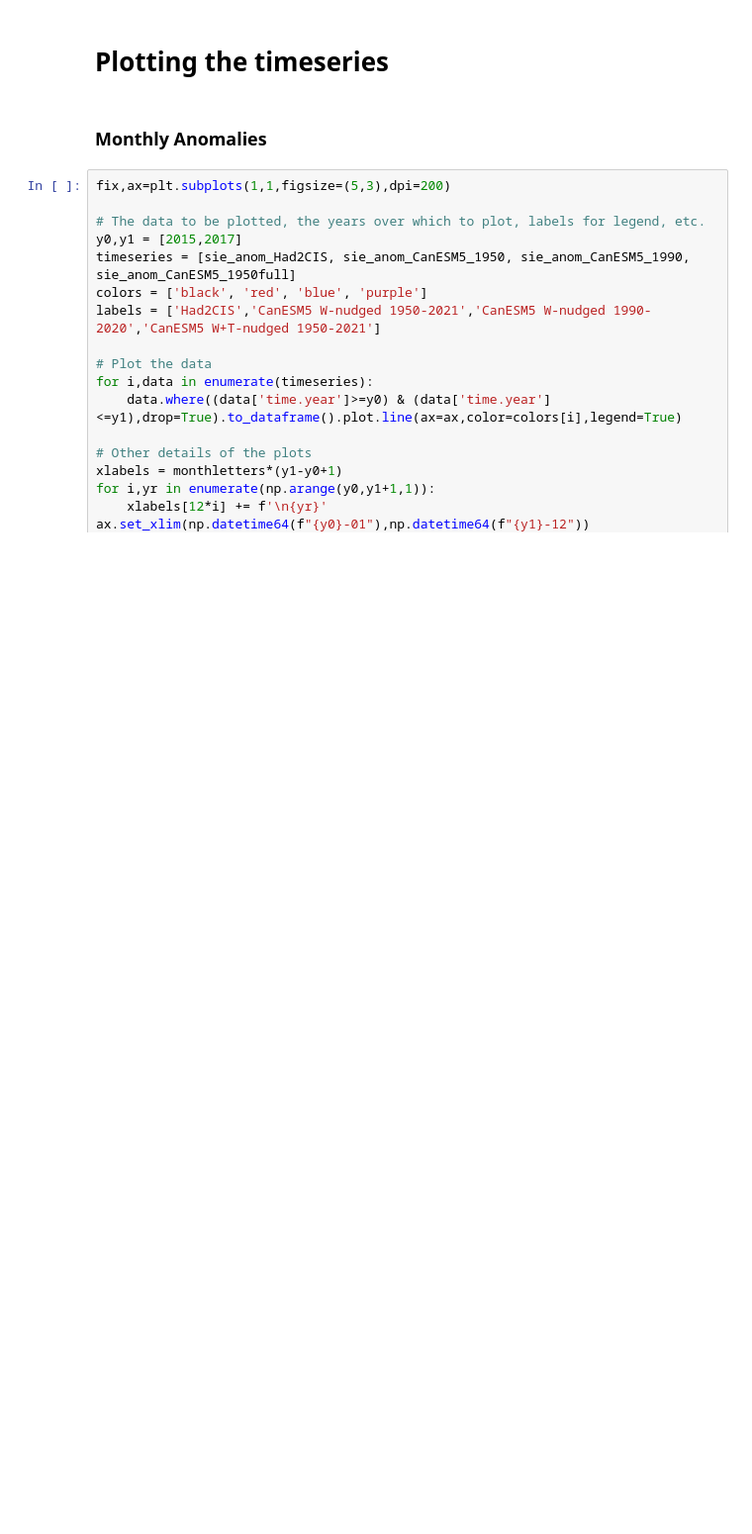
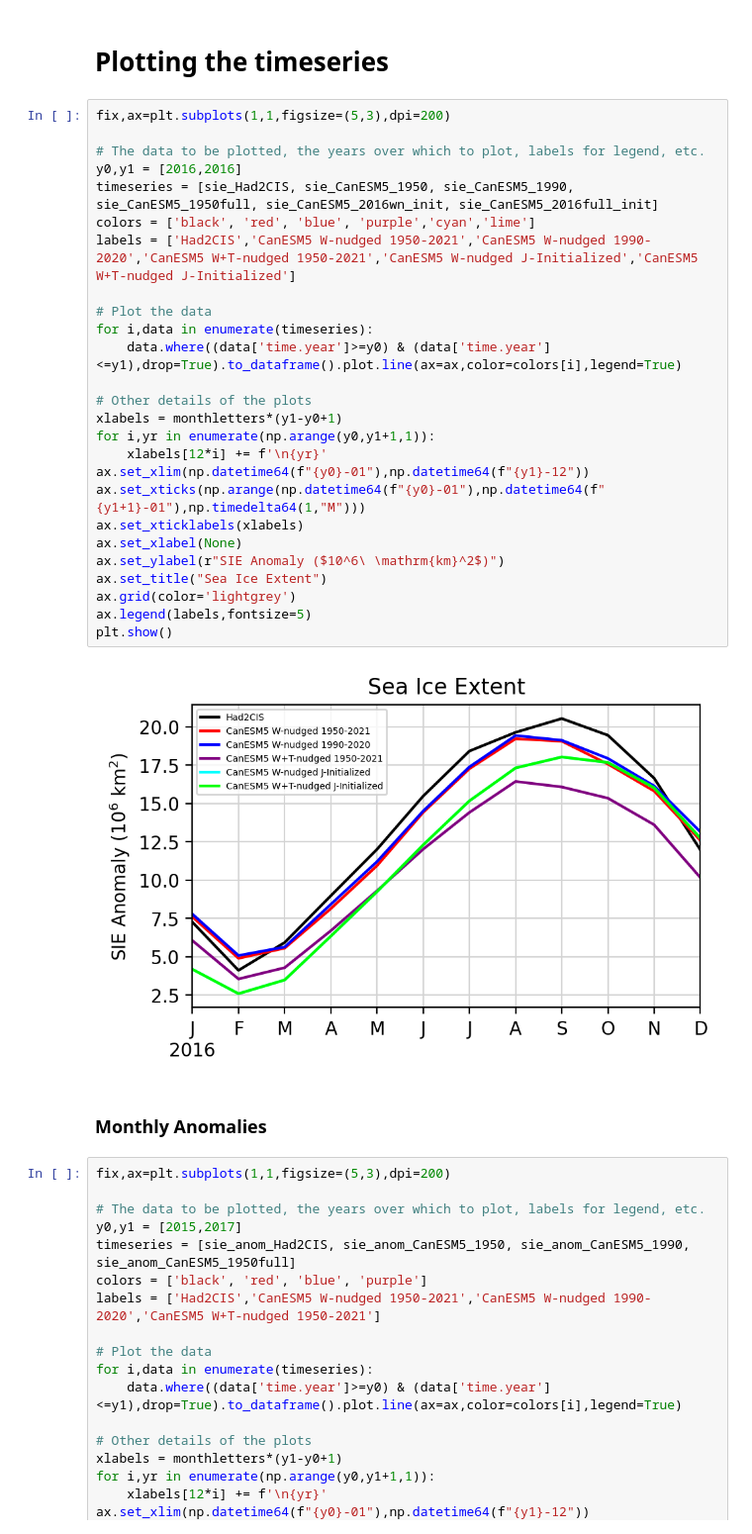
Before and after one commit to bobby-payne/icepack, a Jupyter notebook: Timeseries Plots.ipynb, the cells around one changed output. Shown at 99% size. Drawn from its saved outputs; the diff is of its cells as text; blank space fills up the shorter version.

```diff
--- a/Timeseries Plots.ipynb
+++ b/Timeseries Plots.ipynb
@@ -158,5 +228,33 @@ Adding a lead time coordinate
 # %% [markdown]
 # Plotting the timeseries
+# %%
+fix,ax=plt.subplots(1,1,figsize=(5,3),dpi=200)
+
+# The data to be plotted, the years over which to plot, labels for legend, etc.
+y0,y1 = [2016,2016]
+timeseries = [sie_Had2CIS, sie_CanESM5_1950, sie_CanESM5_1990, sie_CanESM5_1950full, sie_CanESM5_2016wn_init, sie_CanESM5_2016full_init]
+colors = ['black', 'red', 'blue', 'purple','cyan','lime']
+labels = ['Had2CIS','CanESM5 W-nudged 1950-2021','CanESM5 W-nudged 1990-2020','CanESM5 W+T-nudged 1950-2021','CanESM5 W-nudged J-Initialized','CanESM5 W+T-nudged J-Initialized']
+
+# Plot the data
+for i,data in enumerate(timeseries):
+    data.where((data['time.year']>=y0) & (data['time.year']<=y1),drop=True).to_dataframe().plot.line(ax=ax,color=colors[i],legend=True)
+
+# Other details of the plots
+xlabels = monthletters*(y1-y0+1)
+for i,yr in enumerate(np.arange(y0,y1+1,1)):
+    xlabels[12*i] += f'\n{yr}'
+ax.set_xlim(np.datetime64(f"{y0}-01"),np.datetime64(f"{y1}-12"))
+ax.set_xticks(np.arange(np.datetime64(f"{y0}-01"),np.datetime64(f"{y1+1}-01"),np.timedelta64(1,"M")))
+ax.set_xticklabels(xlabels)
+ax.set_xlabel(None)
+ax.set_ylabel(r"SIE Anomaly ($10^6\ \mathrm{km}^2$)")
+ax.set_title("Sea Ice Extent")
+ax.grid(color='lightgrey')
+ax.legend(labels,fontsize=5)
+plt.show()
+# %% [output]
+[figure, added]
 # %% [markdown]
 ### Monthly Anomalies
 # %%
```
Also changed, not shown: parts of 6 cells of this notebook.
